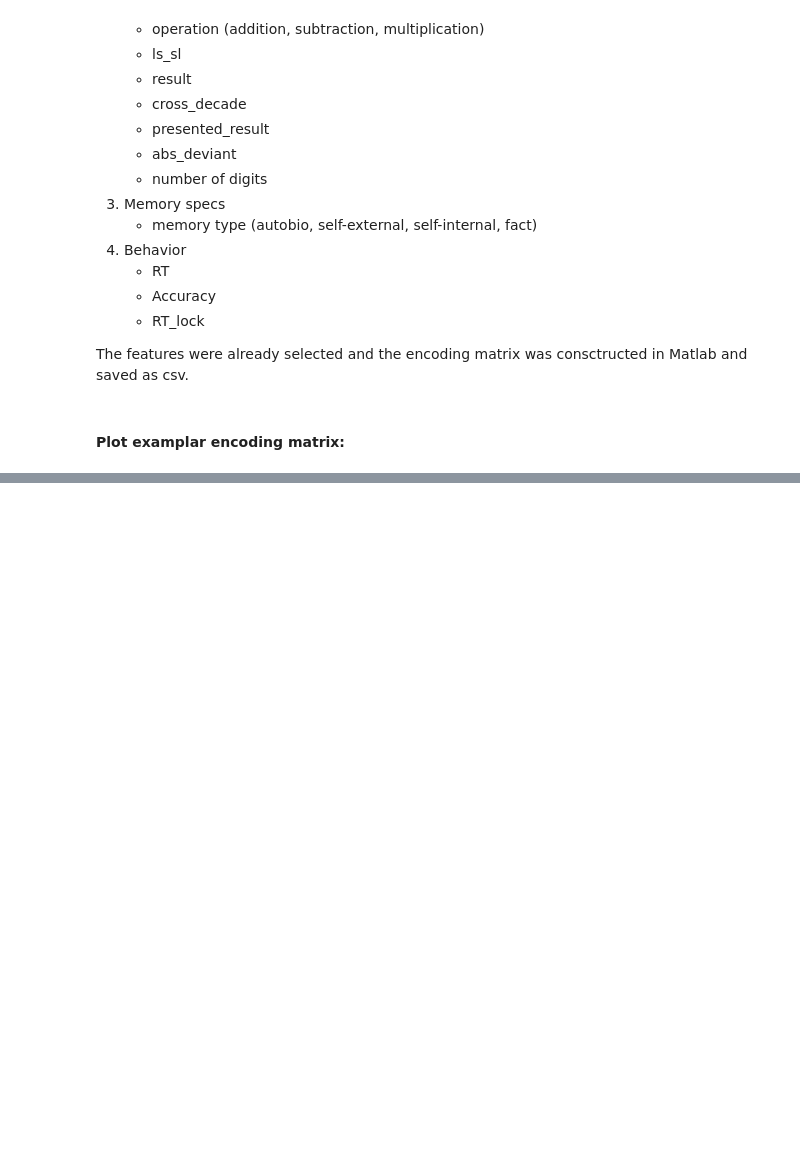
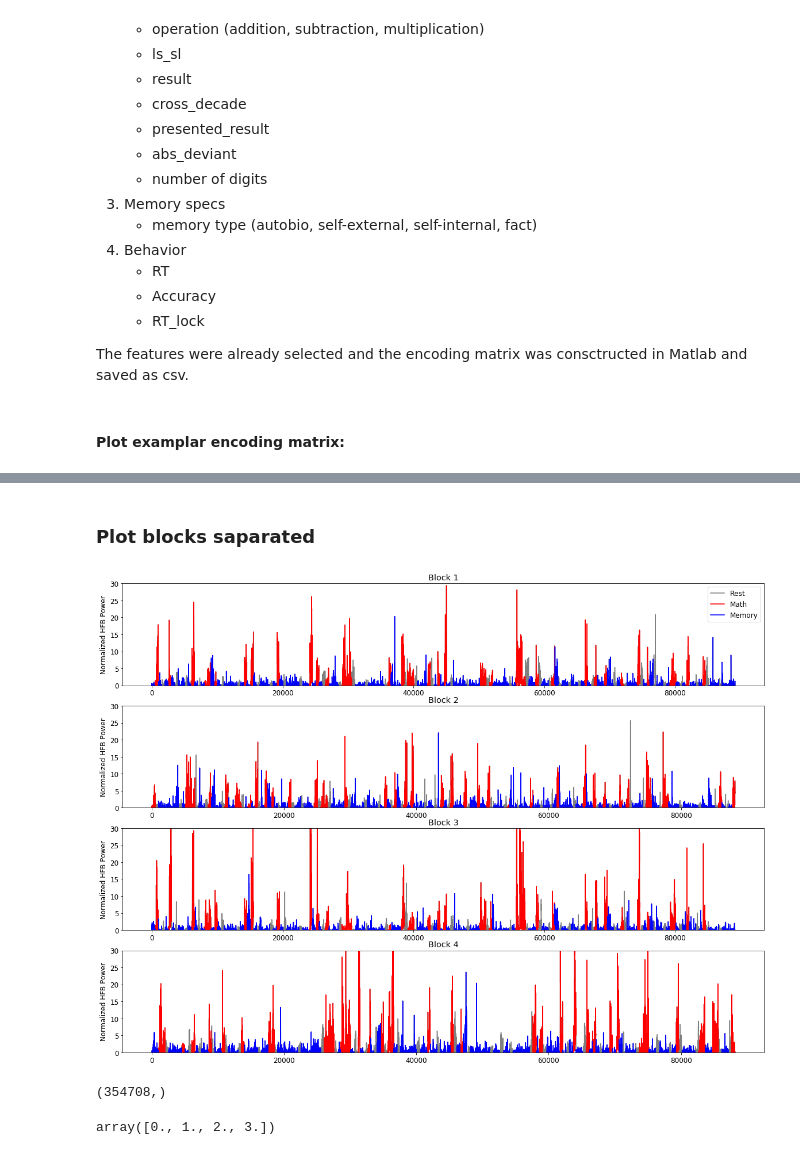
Before and after one commit to pinheirochagas/lbcn_encoding_decoding, a Jupyter notebook: notebooks/encoding_model_pipeline.ipynb, the cells around one changed output, grey strips where cells are left out. Cells and saved outputs as stored; diff of their text form; code cells hidden in the pictures; blank space fills up the shorter version.

```diff
--- a/notebooks/encoding_model_pipeline.ipynb
+++ b/notebooks/encoding_model_pipeline.ipynb
@@ -64,0 +68,33 @@ plt.rcParams.update({'font.size': 20})
+# %% [markdown]
+### Plot blocks saparated
+# %%
+n_blocks = np.int(np.max(data[:,4]))
+fig, ax = plt.subplots(n_blocks,1,figsize=(20, 15))
+
+# Filter trials
+math_trials = np.copy(data[:,3])
+math_trials[data[:,5]!=4] = np.nan
+memo_trials = np.copy(data[:,3])
+memo_trials[data[:,5]!=6] = np.nan
+
+for i in range(n_blocks):
+    #ax[i].plot(samples[data[:,4]==i+1], data[data[:,4]==i+1,3])
+    ax[i].plot(data[data[:,4]==i+1,3], color=[0.5,0.5,0.5], label="Rest")
+    ax[i].plot(math_trials[data[:,4]==i+1], 'r', label="Math")
+    ax[i].plot(memo_trials[data[:,4]==i+1], 'b', label="Memory")
+    ax[i].set_ylim([0,30])
+    ax[i].set_title('Block ' + str(i+1))
+    #ax[i].set_xlabel('Samples')
+    ax[i].set_ylabel('Normalized HFB Power')
+    plt.rcParams.update({'font.size': 12})
+    ax[0].legend()
+# %% [output]
+[figure, added]
+# %%
+np.shape(a)
+# %% [output]
+(354708,)
+# %%
+np.unique(data[:,4])-1
+# %% [output]
+array([0., 1., 2., 3.])
```
Also changed, not shown: parts of 9 cells of this notebook.
